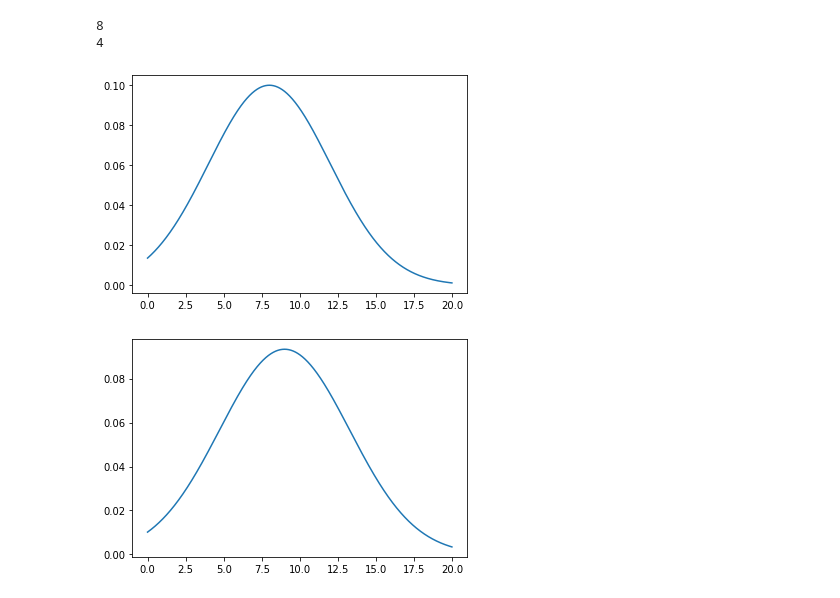
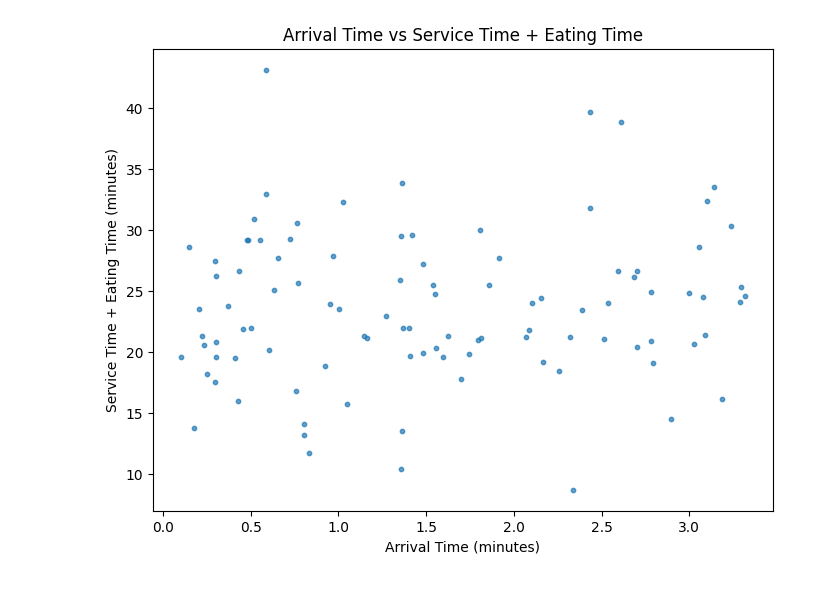
Before and after one commit to nishkarsh25/minimum-time-in-mess, a Jupyter notebook: minimumtimeinmess.ipynb, the cells around one changed output. Saved outputs shown, nothing was run; the diff lists cells and outputs as text; code cells hidden in the pictures.

```diff
--- a/minimumtimeinmess.ipynb
+++ b/minimumtimeinmess.ipynb
@@ -34,26 +2,0 @@ plt.show()
-# %%
-eatingtime = np.arange(0, 20, 0.01)
-mean3 = 8
-sd3 = 4
-print(mean3)
-print(sd3)
-plt.plot(eatingtime, norm.pdf(eatingtime, mean3, sd3))
-plt.show()
-# %% [output]
-8
-4
-[figure, removed]
-# %%
-import matplotlib.pyplot as plt
-import numpy as np
-import scipy.stats as stats
-import math
-
-mu=mean1-mean2+mean3
-variance=sd1*sd1-sd2*sd2+sd3*sd3
-sigma = math.sqrt(variance)
-minimumtime = np.arange(0, 20, 0.01)
-plt.plot(minimumtime, stats.norm.pdf(minimumtime, mu, sigma))
-plt.show()
-# %% [output]
-[figure, removed]
@@ -59,0 +6,47 @@ plt.show()
+# %%
+def generate_students(num_students, entry_rate, service_rate, eating_time_mean, eating_time_std):
+    """
+    Generate students and their service times and eating times.
+    """
+    # Generate interarrival times
+    interarrival_times = np.random.exponential(1/entry_rate, size=num_students)
+    # Generate service times
+    service_times = np.random.exponential(1/service_rate, size=num_students)
+    # Generate eating times
+    eating_times = np.random.normal(eating_time_mean, eating_time_std, size=num_students)
+    # Compute total time spent in mess
+    total_times = service_times + eating_times
+    # Compute arrival times
+    arrival_times = np.cumsum(interarrival_times)
+    # Compute departure times
+    departure_times = arrival_times + total_times
+
+
+    return arrival_times, service_times, eating_times, departure_times
+# %%
+np.random.seed(42)
+num_students = 100
+entry_rate = 30.0
+service_rate = 1/3.0
+eating_time_mean = 20.0
+eating_time_std = 5.0
+# %%
+# Generate students and their service times and eating times
+arrival_times, service_times, eating_times, departure_times = generate_students(
+    num_students, entry_rate, service_rate, eating_time_mean, eating_time_std)
+
+fig, ax = plt.subplots(figsize=(8, 6))
+ax.scatter(arrival_times, service_times+eating_times, s=10, alpha=0.7)
+ax.set_xlabel('Arrival Time (minutes)')
+ax.set_ylabel('Service Time + Eating Time (minutes)')
+ax.set_title('Arrival Time vs Service Time + Eating Time')
+
+plt.show()
+
+# Compute time spent in the mess for each student
+time_spent = departure_times - arrival_times
+
+# Compute the minimum time spent in the mess
+min_time_spent = np.min(time_spent)
+# %% [output]
+[figure, added]
```
Also changed, not shown: parts of 6 cells of this notebook.
